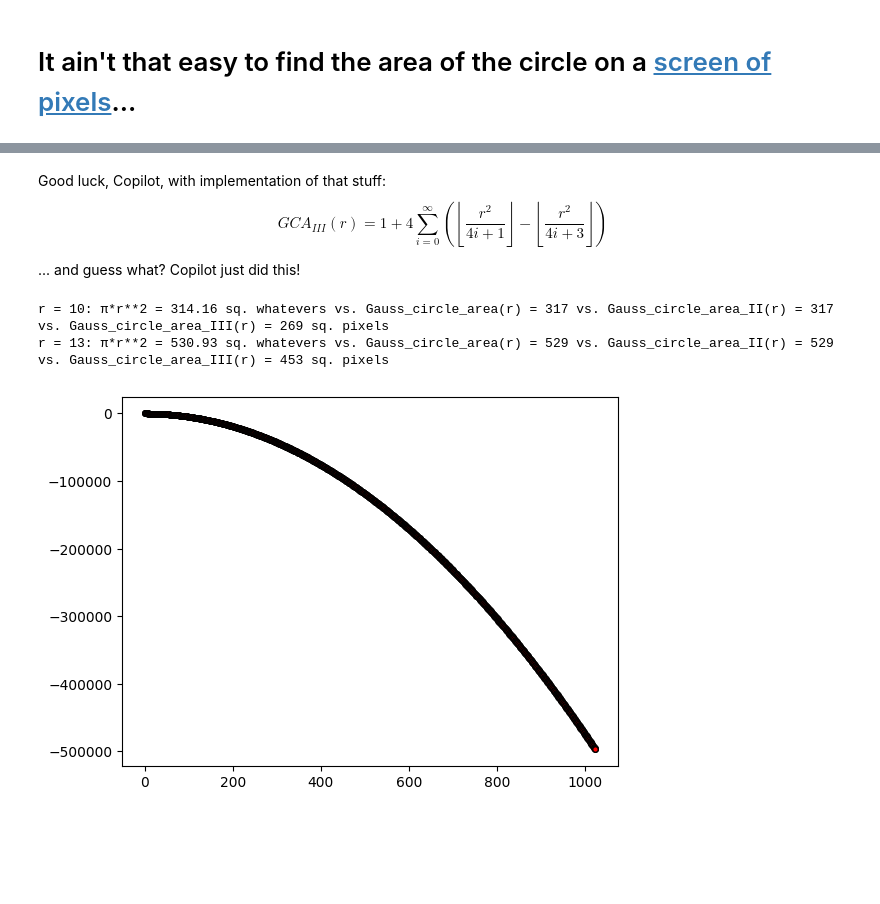
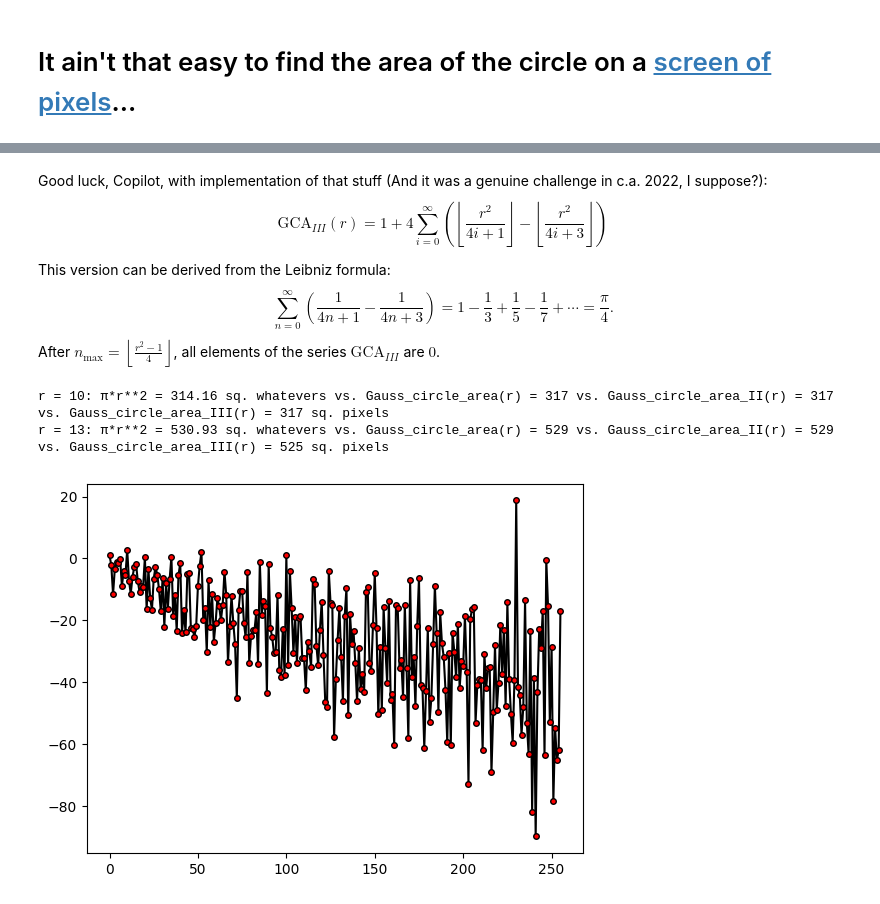
Before and after one commit to Bahrd/AppliedPythonology, a Jupyter notebook: ipynbs/latticeCircle.ipynb, the cells around one changed output, grey strips where cells are left out. Drawn from its saved outputs; the diff is of its cells as text; code cells hidden in the pictures; blank space fills up the shorter version.

```diff
--- a/ipynbs/latticeCircle.ipynb
+++ b/ipynbs/latticeCircle.ipynb
@@ -37,21 +37,29 @@ r = 13: π*r**2 = 530.93 sq. whatevers vs. Gauss_circle_area(r) = 529 vs. Gauss_
 # %% [markdown]
-Good luck, Copilot, with implementation of that stuff:
+Good luck, Copilot, with implementation of that stuff (And it was a genuine challenge in c.a. 2022, I suppose?):
 $$
-   GCA_{III}\left(r\right) = 1 + 4\sum_{i = 0}^{\infty} \left( \left\lfloor \frac{r^2}{4i + 1} \right\rfloor - \left\lfloor \frac{r^2}{4i + 3} \right\rfloor \right)
+   \mathrm{GCA}_{III}\left(r\right) = 1 + 4\sum_{i = 0}^{\infty} \left( \left\lfloor \frac{r^2}{4i + 1} \right\rfloor - \left\lfloor \frac{r^2}{4i + 3} \right\rfloor \right)
 $$
 
-... and guess what? Copilot just did this!
+This version can be derived from the Leibniz formula:
+$$
+\sum_{n=0}^{\infty}
+\left(\frac1{4n+1}-\frac1{4n+3}\right)
+=1-\frac13+\frac15-\frac17+\cdots
+=\frac{\pi}{4}.
+$$
+After $n_{\max}=\left\lfloor\frac{r^2-1}{4}\right\rfloor$, all elements of the series $\mathrm{GCA}_{III}$ are $0$.
 # %%
-def Gauss_circle_area_III(r: float, max_iter: int = 1):
-   rs = [floor(r*r/(4*i + 1)) - floor(r*r/(4*i + 3)) for i in range(max_iter)]
+def Gauss_circle_area_III(r: float):
+   imax = floor((r*r - 1)/4)
+   rs = [floor(r*r/(4*i + 1)) - floor(r*r/(4*i + 3)) for i in range(imax)]
    area = 1 + 4*add.reduce(rs)
    return area
 
 # Example usage
 for r in (10, 13):
    print(f'{r = }: {π*r**2 = :.2f} sq. whatevers vs. {Gauss_circle_area(r) = } vs. {Gauss_circle_area_II(r) = } vs. {Gauss_circle_area_III(r) = } sq. pixels')
-_ = plot([Gauss_circle_area_III(r) - π*r**2 for r in range(0x400)], 'ko', ls='-', ms = 0o4, markerfacecolor = 'r' ), show()
+_ = plot([Gauss_circle_area_III(r) - π*r**2 for r in range(0x100)], 'ko', ls='-', ms = 0o4, markerfacecolor = 'r' ), show()
 # %% [output]
-r = 10: π*r**2 = 314.16 sq. whatevers vs. Gauss_circle_area(r) = 317 vs. Gauss_circle_area_II(r) = 317 vs. Gauss_circle_area_III(r) = 269 sq. pixels
-r = 13: π*r**2 = 530.93 sq. whatevers vs. Gauss_circle_area(r) = 529 vs. Gauss_circle_area_II(r) = 529 vs. Gauss_circle_area_III(r) = 453 sq. pixels
+r = 10: π*r**2 = 314.16 sq. whatevers vs. Gauss_circle_area(r) = 317 vs. Gauss_circle_area_II(r) = 317 vs. Gauss_circle_area_III(r) = 317 sq. pixels
+r = 13: π*r**2 = 530.93 sq. whatevers vs. Gauss_circle_area(r) = 529 vs. Gauss_circle_area_II(r) = 529 vs. Gauss_circle_area_III(r) = 525 sq. pixels
-[figure, old version]
+[figure, new version]
```
Also changed, not shown: parts of 3 cells of this notebook, 1 other file.
